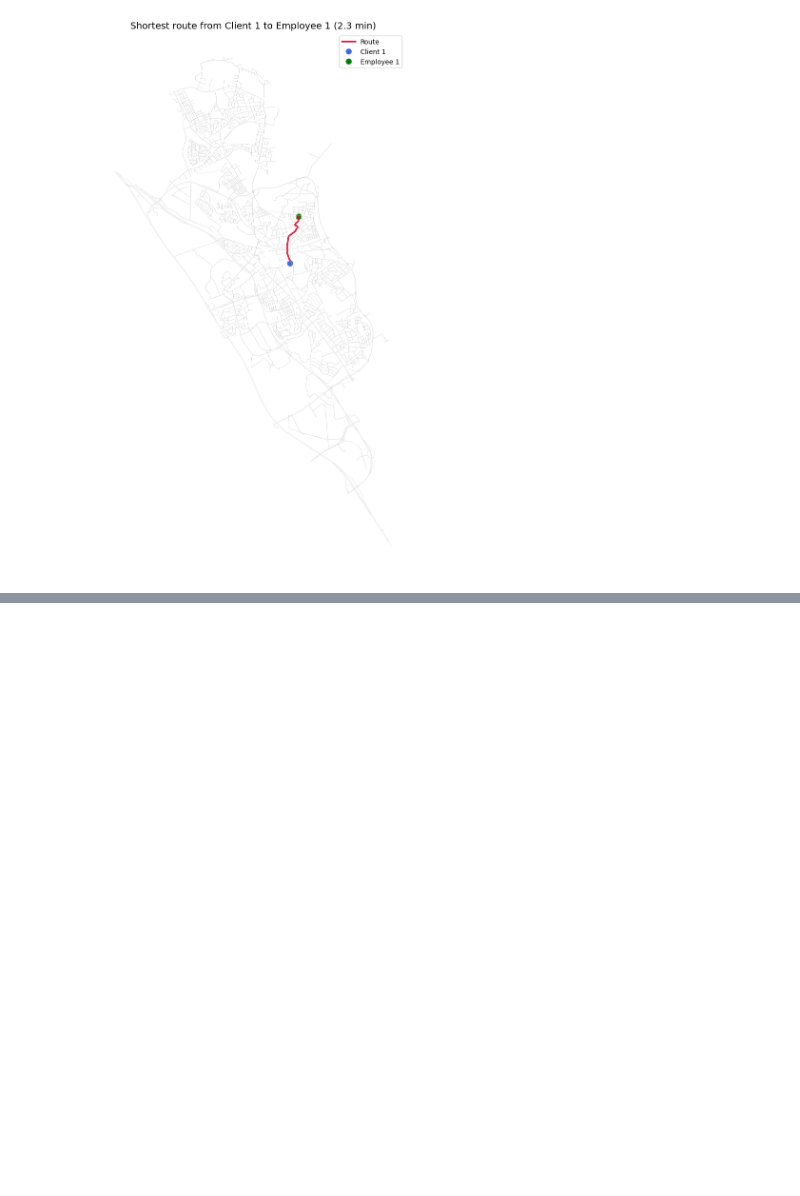
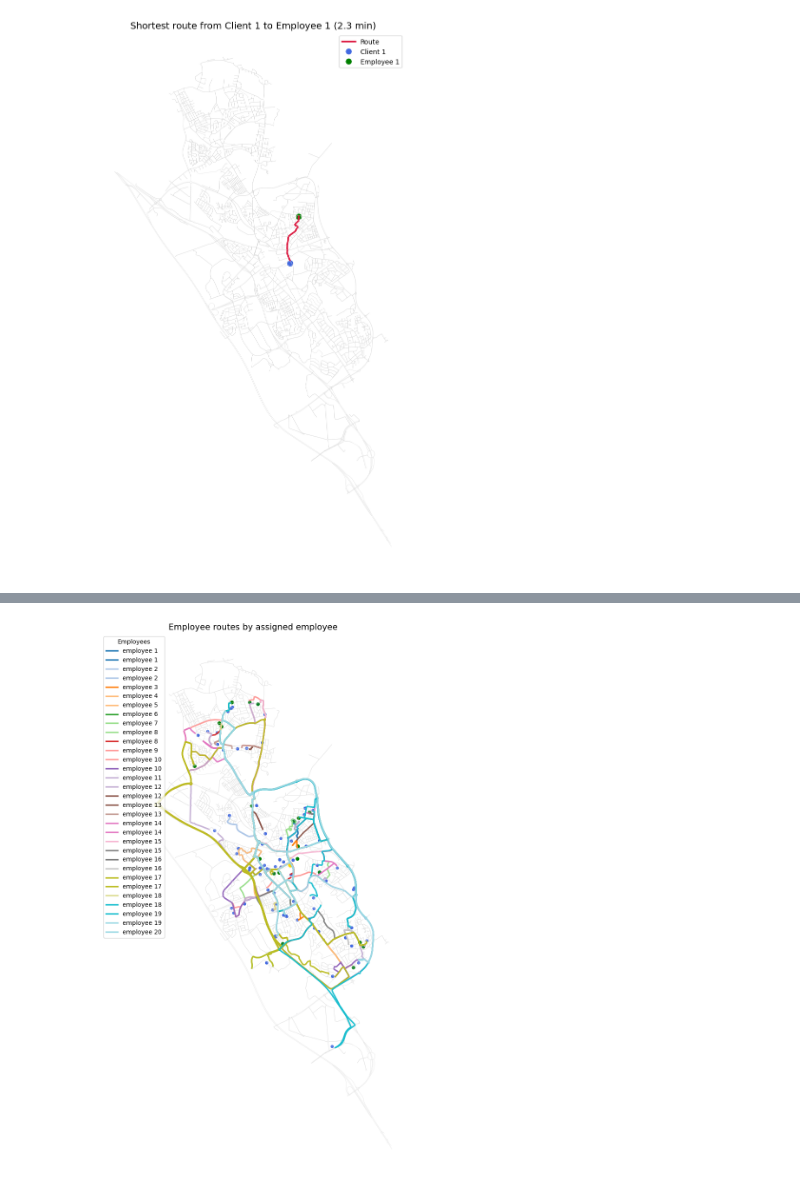
Before and after one commit to Research-Center-Data-Intelligence/Homecare-route-planner, a Jupyter notebook: routing_scripts/genetic_algorithm_routing.ipynb, the cells around one changed output, grey strips where cells are left out. Drawn from its saved outputs; the diff is of its cells as text; code cells hidden in the pictures; blank space fills up the shorter version.

Commit message:
fixed unassigned client issue

```diff
--- a/routing_scripts/genetic_algorithm_routing.ipynb
+++ b/routing_scripts/genetic_algorithm_routing.ipynb
@@ -117,12 +117,13 @@ GA initialized:
   tournament=5, elite_size=10
 # %%
 # ============= Initial Population =============
-NUM_CLIENTS = 100
+NUM_CLIENTS = len(clients_df)
 client_indices = list(range(NUM_CLIENTS))
 initial_population = [np.random.permutation(client_indices).tolist() for _ in range(POPULATION_SIZE)]
 
 print(f"Initialized population with {len(initial_population)} individuals.")
 print(f"Each individual contains {len(initial_population[0])} client indices.")
+print(f"Total clients in dataset: {NUM_CLIENTS}")
 print("First individual:")
 print(initial_population[0])
 # %% [output]
@@ -735,6 +749,7 @@ fitness_result = calculate_fitness_score(
     start_index=0,
     end_index=None,
     weight_column="travel_time_min",
+    employee_index=0,
  )
 fitness_travel_time = fitness_result["total_travel_time"]
 fitness_care_time = fitness_result["total_care_time"]
@@ -766,0 +810,14 @@ fitness_result
+# %%
+sequential_assignment = assign_clients_to_employees_sequentially(
+    heerlen_edge_table,
+    clients_gdf,
+    employees_gdf,
+    initial_population[0],
+    weight_column="travel_time_min",
+ )
+
+for assignment in sequential_assignment["assignments"]:
+    print(f"{assignment['employee_name']}: {assignment['served_client_indices']}")
+
+print("Remaining clients:", sequential_assignment["remaining_client_indices"])
+sequential_assignment
@@ -766,0 +859,71 @@ fitness_result
+# %%
+def _route_geometries_from_path_nodes(graph, path_nodes, weight="travel_time_min"):
+    route_geometries = []
+    for node_u, node_v in pairwise(path_nodes):
+        edge_bundle = graph.get_edge_data(node_u, node_v)
+        if not edge_bundle:
+            route_geometries.append(
+                LineString(
+                    [
+                        (graph.nodes[node_u]["x"], graph.nodes[node_u]["y"]),
+                        (graph.nodes[node_v]["x"], graph.nodes[node_v]["y"]),
+                    ]
+                )
+            )
+            continue
+
+        best_key = min(
+            edge_bundle,
+            key=lambda candidate_key: edge_bundle[candidate_key].get(weight, float("inf")),
+        )
+        selected_edge = edge_bundle[best_key]
+        geometry = selected_edge.get("geometry")
+        if geometry is None or geometry.is_empty:
+            geometry = LineString(
+                [
+                    (graph.nodes[node_u]["x"], graph.nodes[node_u]["y"]),
+                    (graph.nodes[node_v]["x"], graph.nodes[node_v]["y"]),
+                ]
+            )
+        route_geometries.append(geometry)
+
+    return route_geometries
+
+edges_plot = edges_gdf.to_crs(epsg=3857)
+clients_plot = clients_gdf.to_crs(epsg=3857)
+employee_points = employees_gdf.to_crs(epsg=3857)
+plot_colors = plt.get_cmap("tab20", max(1, len(sequential_assignment["assignments"])))
+
+fig, ax = plt.subplots(figsize=(13, 13))
+edges_plot.plot(ax=ax, color="lightgray", linewidth=0.5, alpha=0.55)
+
+legend_handles = []
+
+for idx, assignment in enumerate(sequential_assignment["assignments"]):
+    color = plot_colors(idx)
+    route_geometries = []
+
+    for leg in assignment["fitness_result"]["legs"]:
+        path_nodes = leg.get("path_nodes") or []
+        if len(path_nodes) < 2:
+            continue
+        route_geometries.extend(_route_geometries_from_path_nodes(road_graph, path_nodes, weight="travel_time_min"))
+
+    if not route_geometries:
+        continue
+
+    route_gdf = gpd.GeoDataFrame(geometry=route_geometries, crs="EPSG:4326").to_crs(epsg=3857)
+    route_gdf.plot(ax=ax, color=color, linewidth=2.4, alpha=0.95)
+    legend_handles.append(Line2D([0], [0], color=color, lw=2.4, label=assignment["employee_name"]))
+
+clients_plot.plot(ax=ax, color="royalblue", markersize=18, alpha=0.85)
+clients_plot.iloc[[0]].plot(ax=ax, color="gold", markersize=55, alpha=1.0)
+employee_points.plot(ax=ax, color="green", markersize=25, alpha=0.8)
+
+ax.set_title("Employee routes by assigned employee", fontsize=14)
+ax.set_axis_off()
+ax.legend(handles=legend_handles, loc="best", title="Employees")
+plt.tight_layout()
+plt.show()
+# %% [output]
+[figure, added]
```
Also changed, not shown: parts of 7 cells of this notebook.
